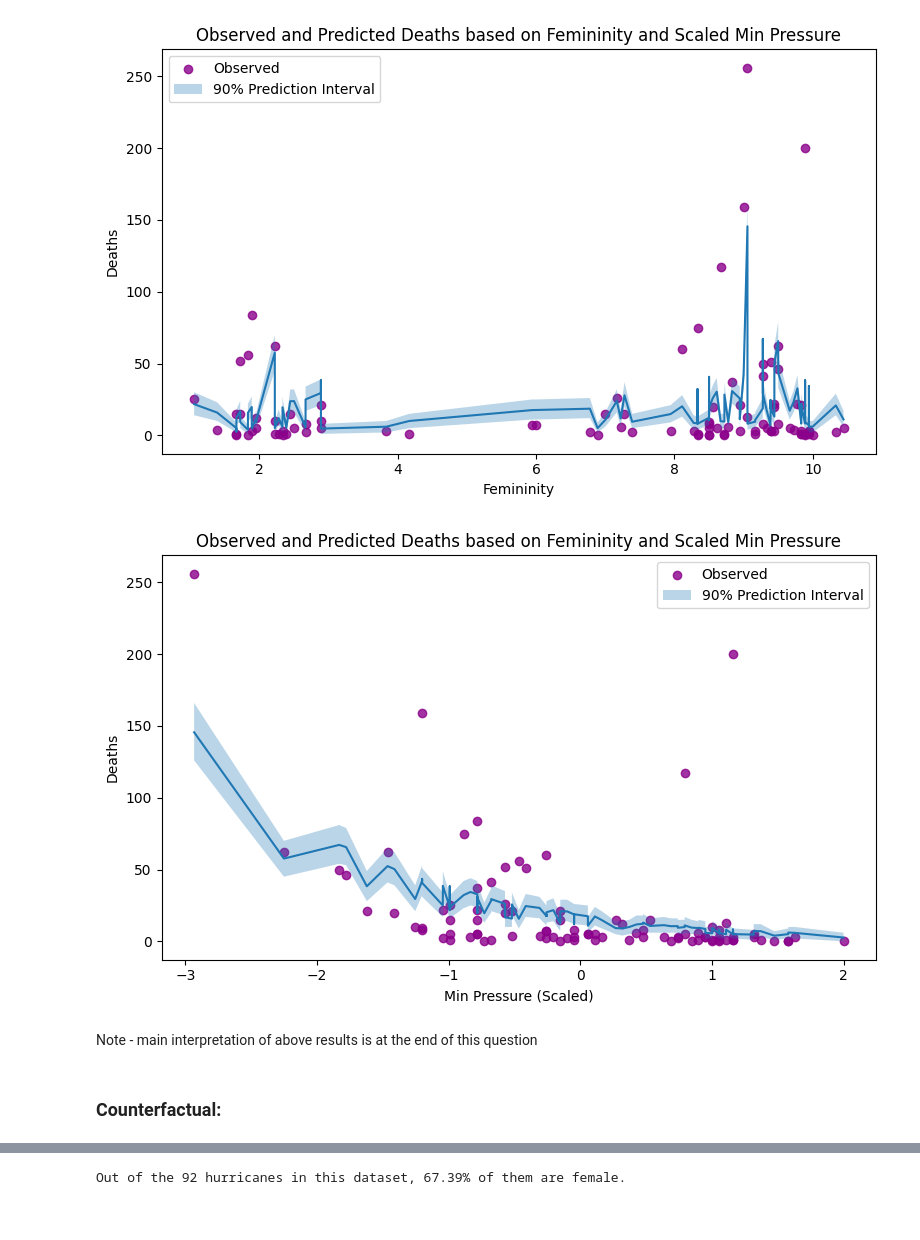
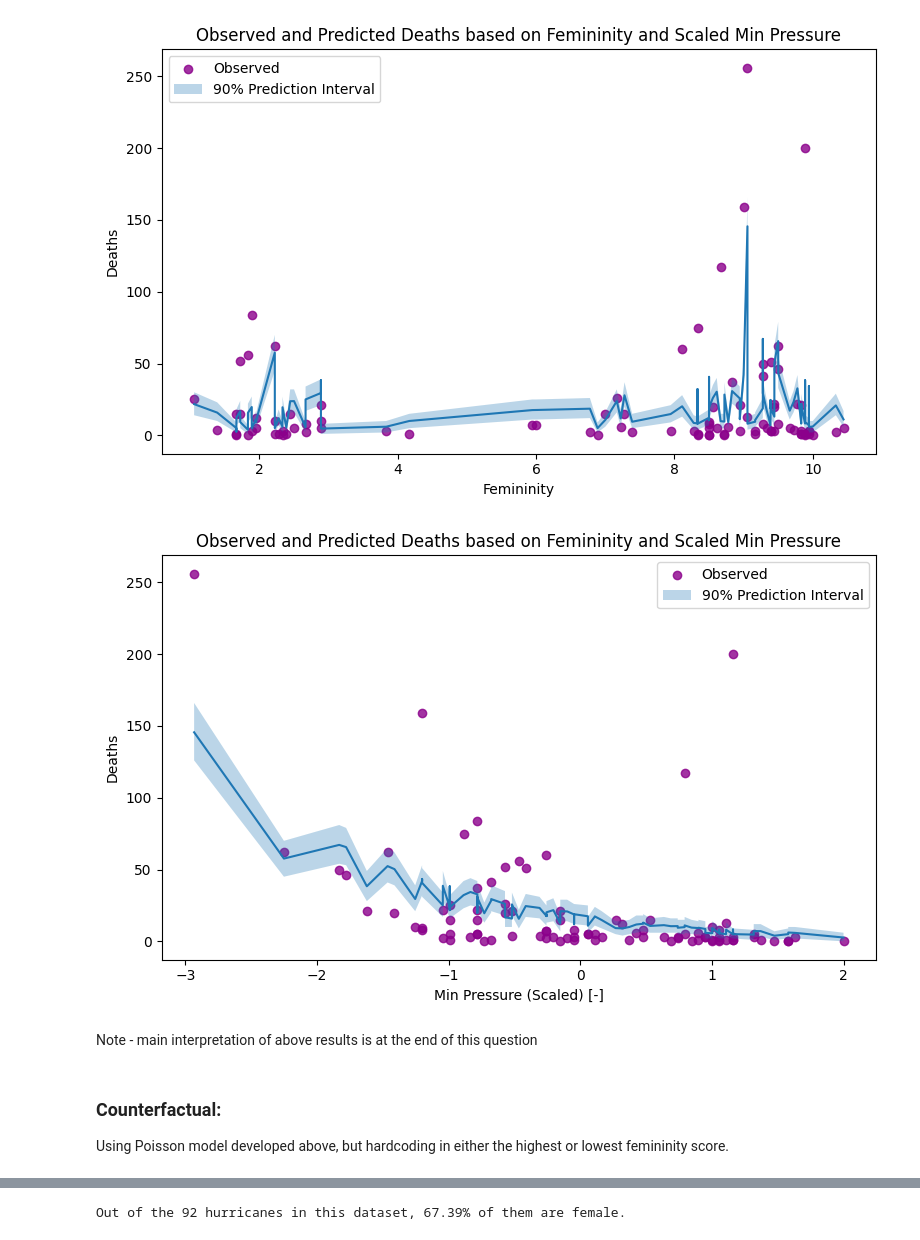
Before and after one commit to BEE4850-SP25/hw02-mcallen14, a Jupyter notebook: hw02.ipynb, the cells around one changed output, grey strips where cells are left out. Cells and saved outputs as stored; diff of their text form; code cells hidden in the pictures.

```diff
--- a/hw02.ipynb
+++ b/hw02.ipynb
@@ -904,26 +894,28 @@ plt.show()
 # %%
 # Plot:
 plt.figure(figsize=(8,5))
 plt.scatter(hur['min_pressure_scaled'], hur['deaths'], label = 'Observed', color = 'darkmagenta', alpha = 0.8)
 
 hur_sort2 = hur.sort_values('min_pressure_scaled')
 plt.plot(hur_sort2['min_pressure_scaled'], hur_sort2['est_lambda_hat'])
 plt.fill_between(hur_sort2['min_pressure_scaled'], hur_sort2['lower_bound'], hur_sort2['upper_bound'], alpha= 0.3, label = '90% Prediction Interval')
 
 
 # Add labels
-plt.xlabel('Min Pressure (Scaled)')
+plt.xlabel('Min Pressure (Scaled) [-]')
 plt.ylabel('Deaths')
 plt.title('Observed and Predicted Deaths based on Femininity and Scaled Min Pressure')
 plt.legend()
 plt.tight_layout()
 plt.show()
 # %% [output]
-[figure, old version]
+[figure, new version]
 # %% [markdown]
 Note - main interpretation of above results is at the end of this question
-# %% [markdown]
-### Counterfactual:
+# %% [markdown]
+### Counterfactual:
+
+Using Poisson model developed above, but hardcoding in either the highest or lowest femininity score.
 # %%
 # Create lambda hat w/ appropriate 90% bounds if femininity was always highest or lowest score
 most_fem = hur['femininity'].max()
```
Also changed, not shown: parts of 5 cells of this notebook.
